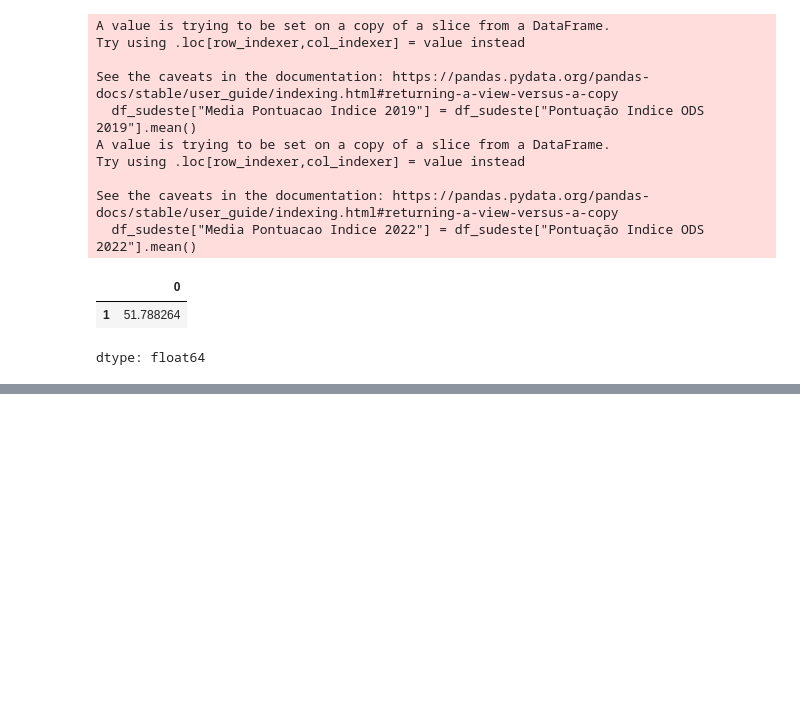
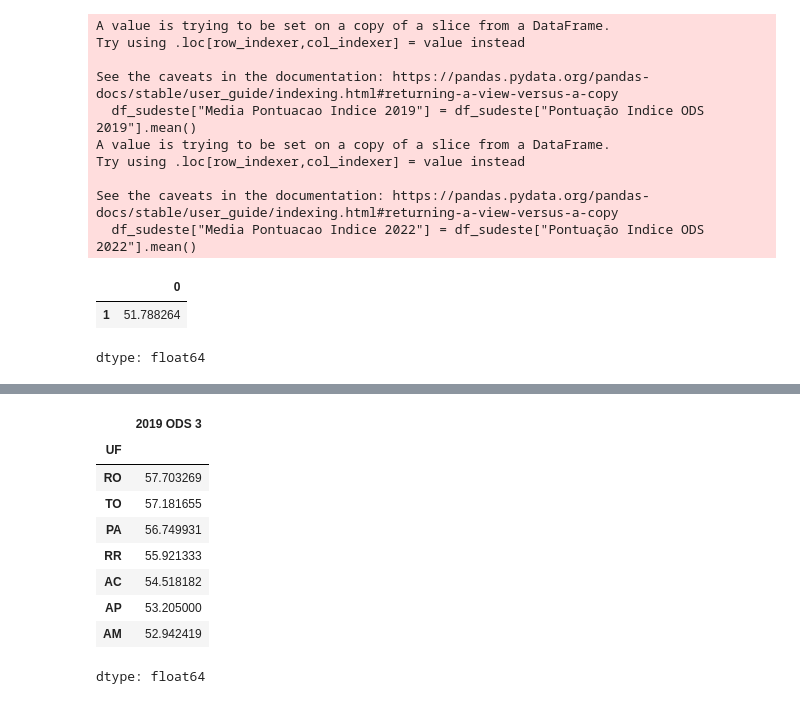
Before and after one commit to feandresilva/exercicios_Pandas, a Jupyter notebook: ODS_dataframe.ipynb, the cells around one changed output, grey strips where cells are left out. Cells and saved outputs as stored; diff of their text form; code cells hidden in the pictures; blank space fills up the shorter version.

```diff
--- a/ODS_dataframe.ipynb
+++ b/ODS_dataframe.ipynb
@@ -204,0 +215,16 @@ dtype: float64
+# %%
+#Qual o estado da região Norte que teve o maior valor na média do ODS 3 do ano 2019?
+df_norte = df_sem_nulos[df_sem_nulos["Regiao"]== "N"]
+df_norte_media_ODS_3 = df_norte.groupby("UF")["2019 ODS 3"].mean().sort_values(ascending=False)
+df_norte_media_ODS_3
+# %% [output]
+|  | 2019 ODS 3 |
+| UF |  |
+| RO | 57.703269 |
+| TO | 57.181655 |
+| PA | 56.749931 |
+| RR | 55.921333 |
+| AC | 54.518182 |
+| AP | 53.205000 |
+| AM | 52.942419 |
+dtype: float64
```
Also changed, not shown: parts of 1 cell of this notebook.
